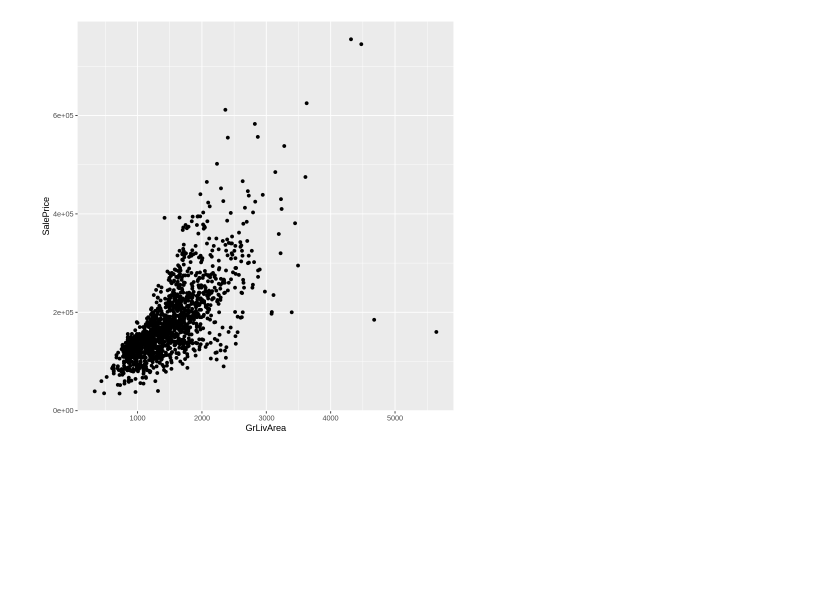
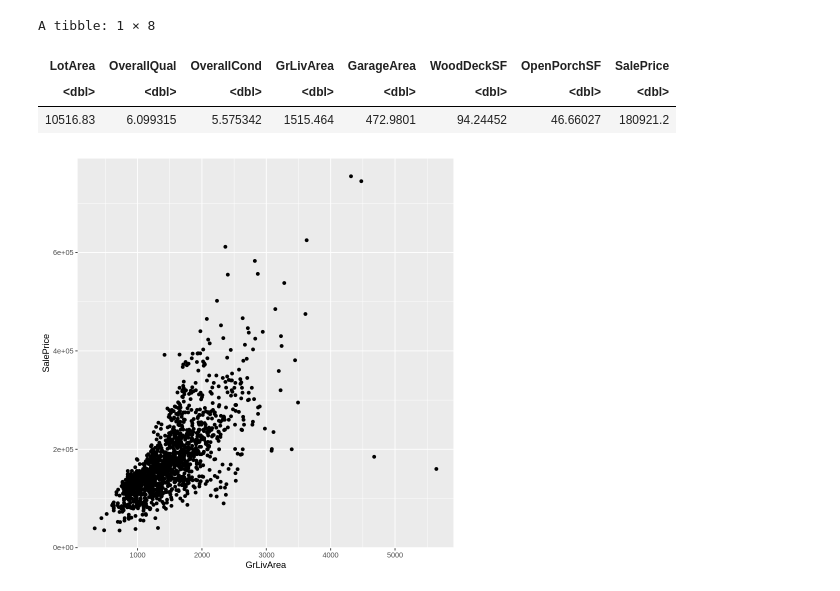
Before and after one commit to jerdavies/home-price-regression, a Jupyter notebook: marg_vs_divorce_viz.ipynb, the cells around one changed output. Cells and saved outputs as stored; diff of their text form; code cells hidden in the pictures; blank space fills up the shorter version.

```diff
--- a/marg_vs_divorce_viz.ipynb
+++ b/marg_vs_divorce_viz.ipynb
@@ -44,3 +79,15 @@ A tibble: 6 × 81
+# %%
+only_averageable_data <- numeric_data %>%
+    select(LotArea , OverallQual , OverallCond , GrLivArea, GarageArea , WoodDeckSF , OpenPorchSF , SalePrice)
+
+average_for_each <- only_averageable_data %>%
+    summarise_all(mean,na.rm =TRUE)
+average_for_each
+# %% [output]
+A tibble: 1 × 8
+| LotArea | OverallQual | OverallCond | GrLivArea | GarageArea | WoodDeckSF | OpenPorchSF | SalePrice |
+| <dbl> | <dbl> | <dbl> | <dbl> | <dbl> | <dbl> | <dbl> | <dbl> |
+| 10516.83 | 6.099315 | 5.575342 | 1515.464 | 472.9801 | 94.24452 | 46.66027 | 180921.2 |
 # %%
 living_space_vs_price <- ggplot(data,aes(x=GrLivArea,y=SalePrice)) +
     geom_point()
```
Also changed, not shown: parts of 2 cells of this notebook.
